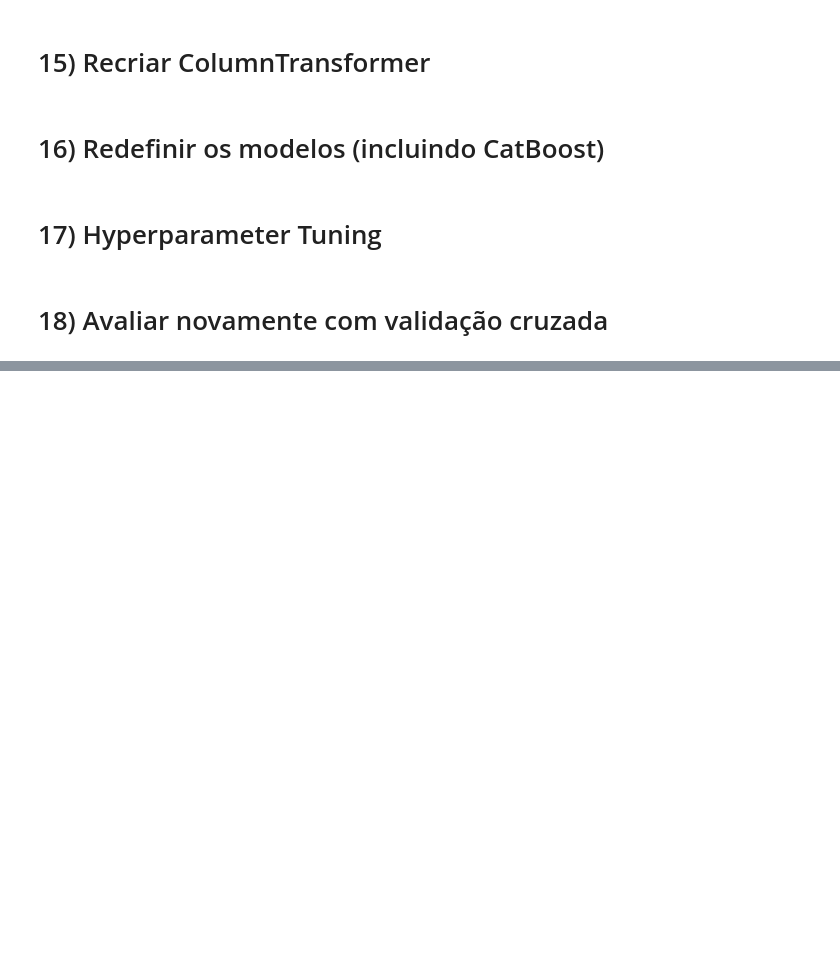
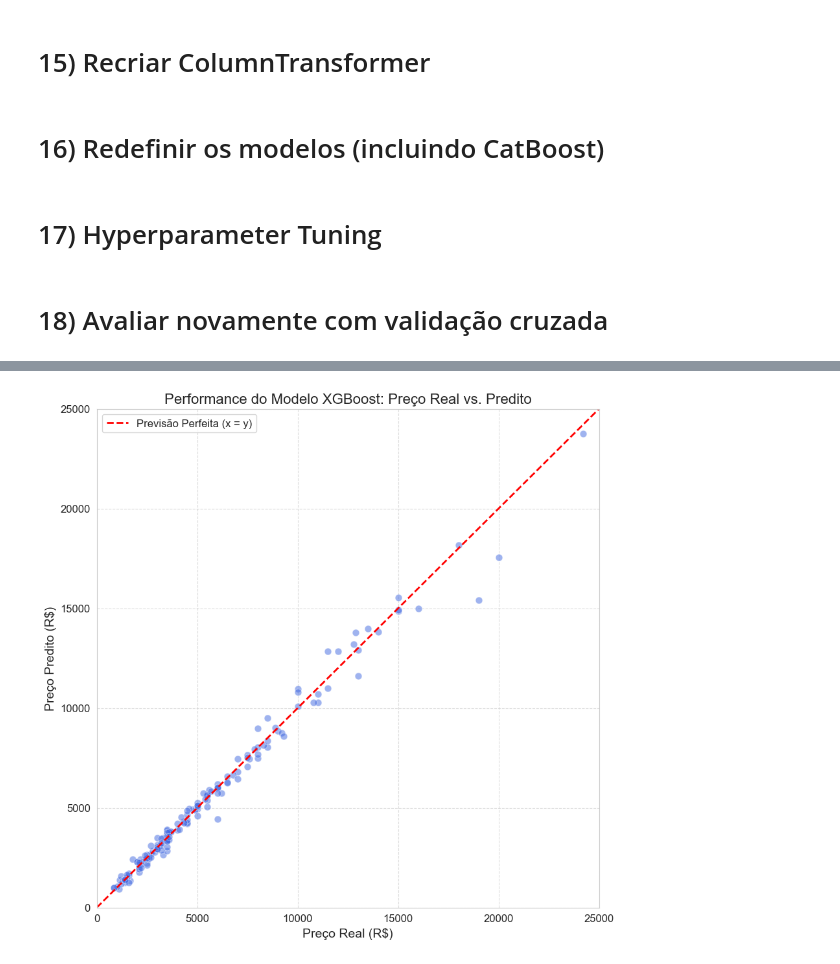
Before and after one commit to RaffaR902/TCC-API-COM-MACHINE-LEARNING, a Jupyter notebook: Treinamento e Teste/machine_learning_locacao.ipynb, the cells around one changed output, grey strips where cells are left out. Drawn from its saved outputs; the diff is of its cells as text; code cells hidden in the pictures; blank space fills up the shorter version.

```diff
--- a/Treinamento e Teste/machine_learning_locacao.ipynb
+++ b/Treinamento e Teste/machine_learning_locacao.ipynb
@@ -731,0 +833,41 @@ CatBoost: MAE médio (log) = 0.0828 (+/- 0.0086) e R² = 0.9736 (+/- 0.0063)
+# %%
+# --- GRÁFICO 4: Real vs. Predito (XGBoost) ---
+
+# Recriar o pipeline final com o melhor modelo
+final_pipe = Pipeline([
+    ("preprocess", col_transformer),
+    ("model", tuned_models['XGBoost'])
+])
+
+# Treinar
+final_pipe.fit(X_train, y_train)
+
+# Prever no teste
+y_pred_log = final_pipe.predict(X_test)
+
+# Converter de volta para Reais (expm1)
+y_real_brl = np.expm1(y_test)
+y_pred_brl = np.expm1(y_pred_log)
+
+plt.figure(figsize=(10, 10)) # A figura quadrada garante a proporção visual
+
+# Plot principal
+sns.scatterplot(x=y_real_brl, y=y_pred_brl, alpha=0.5, color='royalblue', s=60, edgecolor='w')
+
+# Linha de referência perfeita (Começando do 0 até o limite de 25k)
+# Usamos 25000 fixo para a linha ir até o canto do gráfico
+plt.plot([0, 25000], [0, 25000], '--', color='red', linewidth=2, label='Previsão Perfeita (x = y)')
+
+plt.title('Performance do Modelo XGBoost: Preço Real vs. Predito', fontsize=16)
+plt.xlabel('Preço Real (R$)', fontsize=14)
+plt.ylabel('Preço Predito (R$)', fontsize=14)
+
+plt.legend(fontsize=12)
+plt.grid(True, linestyle='--', alpha=0.7) # Grid ajuda a ver a distorção
+
+plt.xlim(0, 25000)
+plt.ylim(0, 25000)
+
+plt.show()
+# %% [output]
+[figure, added]
```
Also changed, not shown: parts of 14 cells of this notebook, 1 other file.
